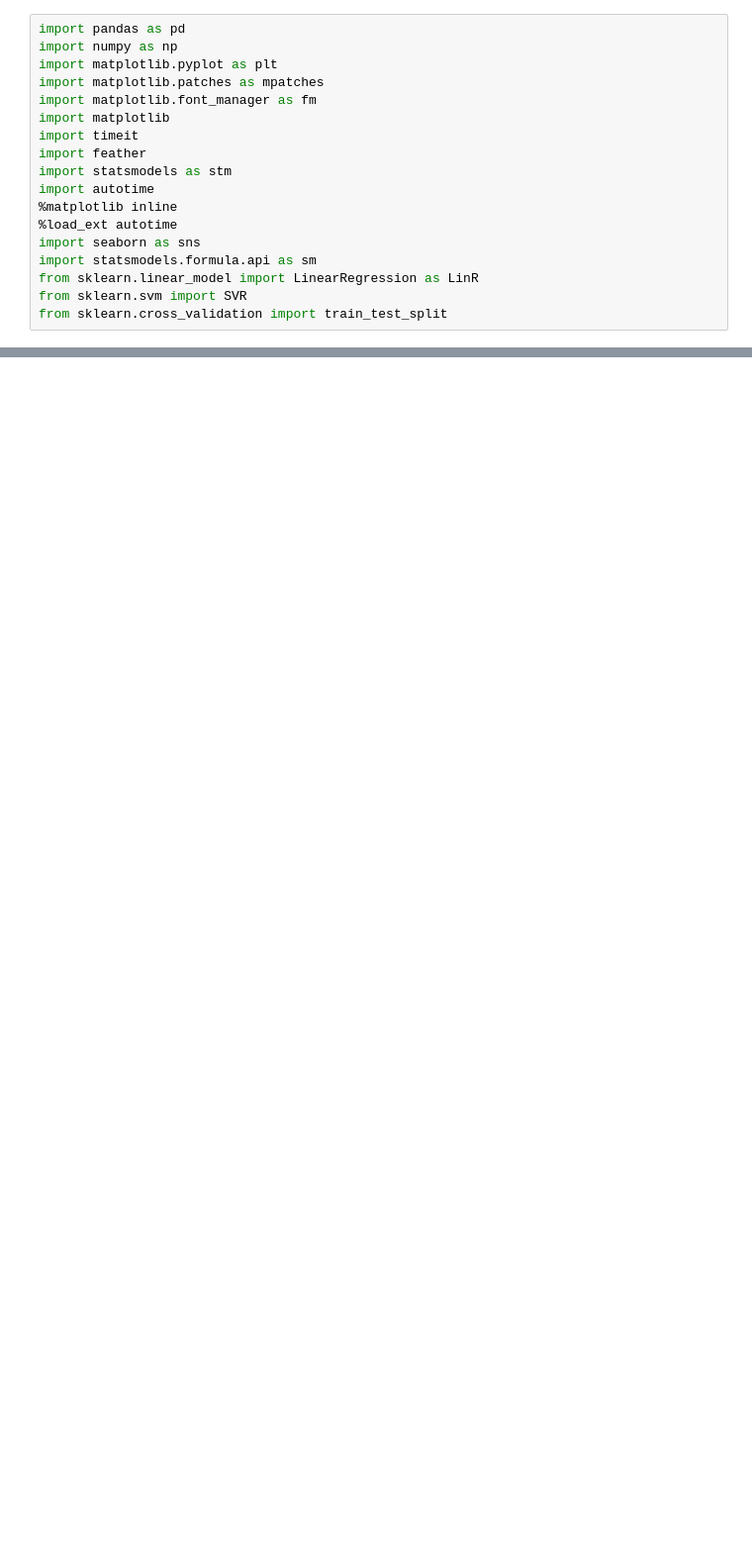
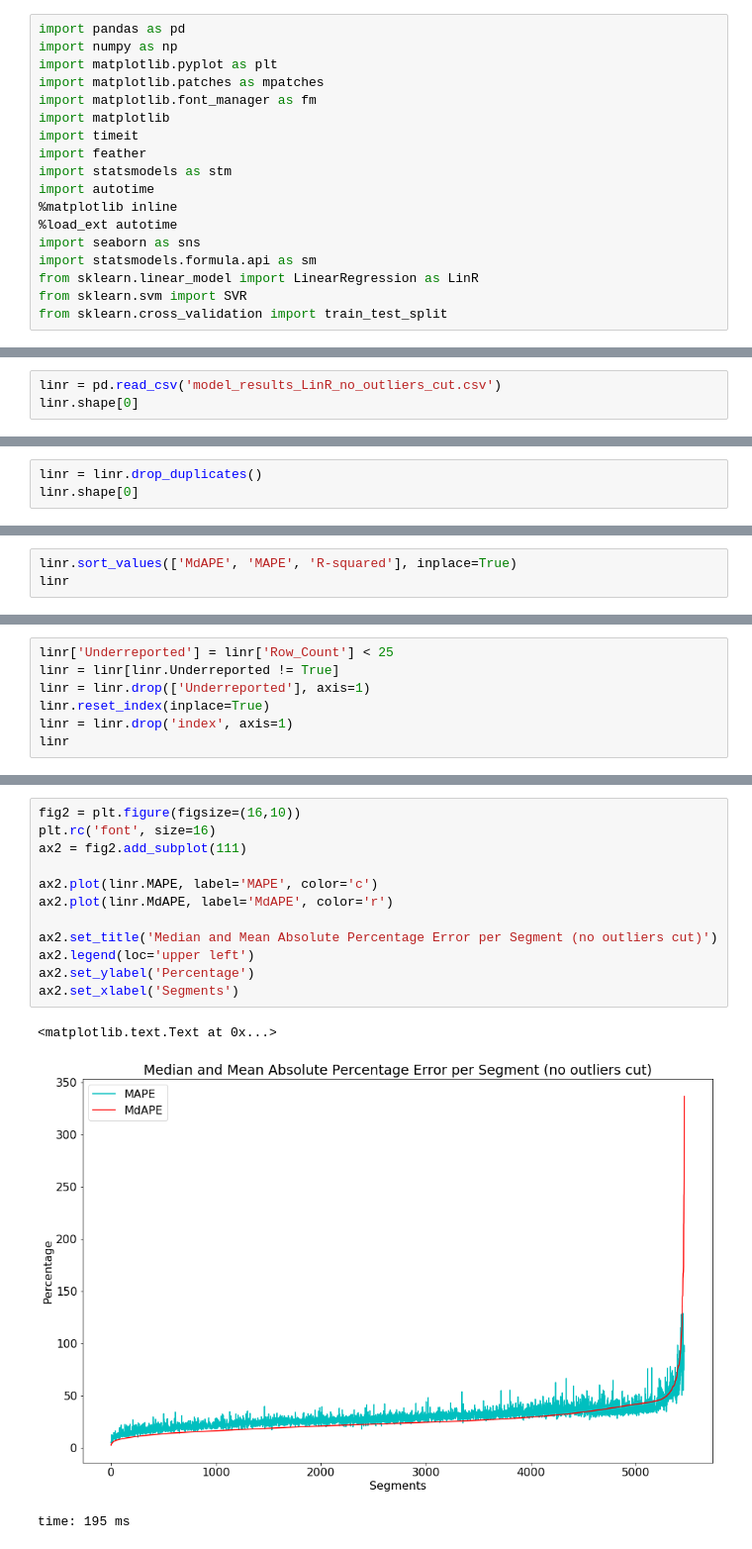
Before and after one commit to fuchsiana/Team10_DublinBusProject, a Jupyter notebook: project/Final_Model_Production+Results/model_results_charts_and_averages.ipynb, the cells around one changed output, grey strips where cells are left out. Shown at 99% size. Cells and saved outputs as stored; diff of their text form; blank space fills up the shorter version.

Commit message:
adding alternative estimator modeling results, updating results notebook

```diff
--- a/project/Final_Model_Production+Results/model_results_charts_and_averages.ipynb
+++ b/project/Final_Model_Production+Results/model_results_charts_and_averages.ipynb
@@ -212,0 +217,3 @@ time: 225 ms
+# %%
+linr = pd.read_csv('model_results_LinR_no_outliers_cut.csv')
+linr.shape[0]
@@ -212,0 +223,3 @@ time: 225 ms
+# %%
+linr = linr.drop_duplicates()
+linr.shape[0]
@@ -212,0 +229,3 @@ time: 225 ms
+# %%
+linr.sort_values(['MdAPE', 'MAPE', 'R-squared'], inplace=True)
+linr
@@ -212,0 +261,7 @@ time: 225 ms
+# %%
+linr['Underreported'] = linr['Row_Count'] < 25
+linr = linr[linr.Underreported != True]
+linr = linr.drop(['Underreported'], axis=1)
+linr.reset_index(inplace=True)
+linr = linr.drop('index', axis=1)
+linr
@@ -212,0 +297,16 @@ time: 225 ms
+# %%
+fig2 = plt.figure(figsize=(16,10))
+plt.rc('font', size=16)
+ax2 = fig2.add_subplot(111)
+
+ax2.plot(linr.MAPE, label='MAPE', color='c')
+ax2.plot(linr.MdAPE, label='MdAPE', color='r')
+
+ax2.set_title('Median and Mean Absolute Percentage Error per Segment (no outliers cut)')
+ax2.legend(loc='upper left')
+ax2.set_ylabel('Percentage')
+ax2.set_xlabel('Segments')
+# %% [output]
+<matplotlib.text.Text at 0x...>
+[figure, added]
+time: 195 ms
```
Also changed, not shown: parts of 62 cells of this notebook, 6 other files.
